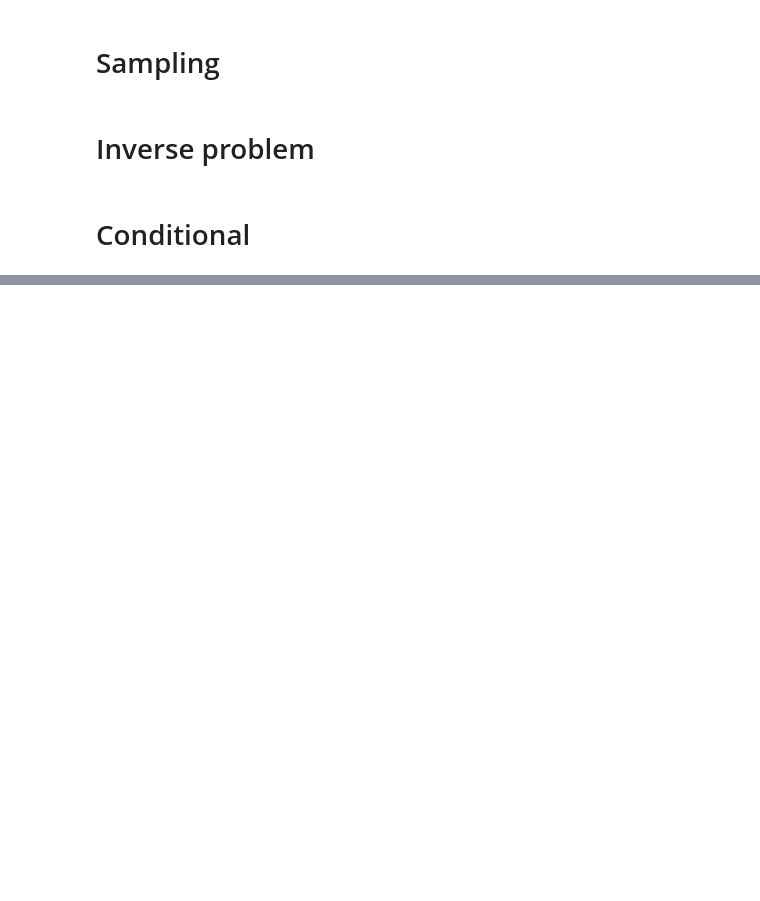
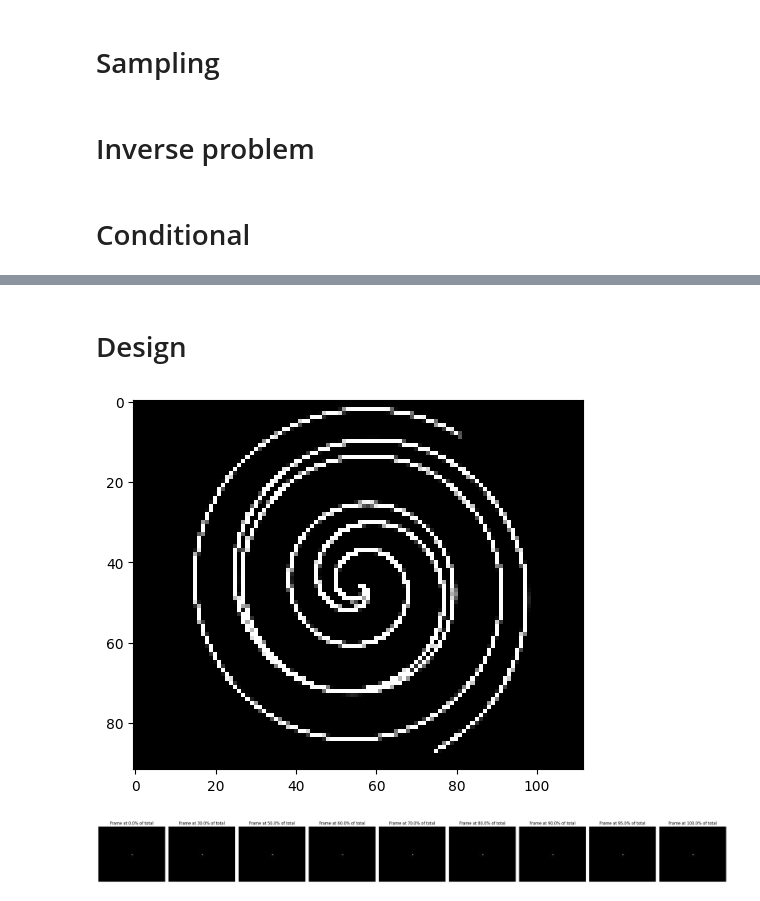
Before and after one commit to jcopo/diffuse, a Jupyter notebook: sandbox_geoffroy.ipynb, the cells around one changed output, grey strips where cells are left out. Drawn from its saved outputs; the diff is of its cells as text; code cells hidden in the pictures; blank space fills up the shorter version.

```diff
--- a/sandbox_geoffroy.ipynb
+++ b/sandbox_geoffroy.ipynb
@@ -259,0 +258,9 @@ plt.show()
+# %% [markdown]
+# Design
+# %%
+from vraie_vie.design_wmh import main
+rng_key = key = jax.random.PRNGKey(0)
+state = main(rng_key)
+# %% [output]
+[figure, added]
+[figure, added]
```
Also changed, not shown: parts of 4 cells of this notebook.
